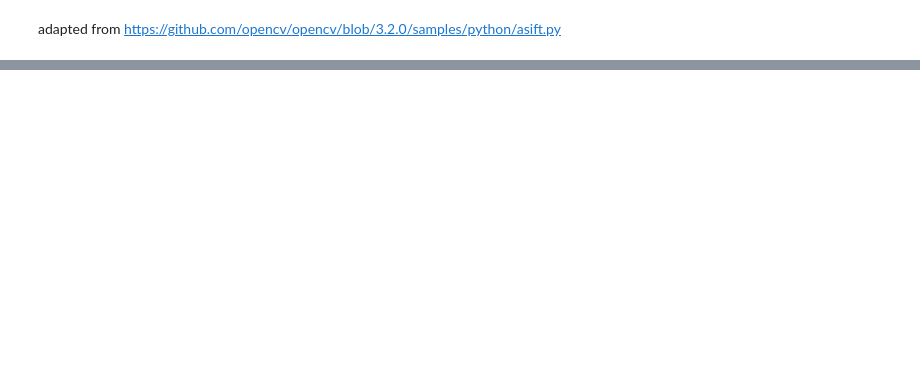
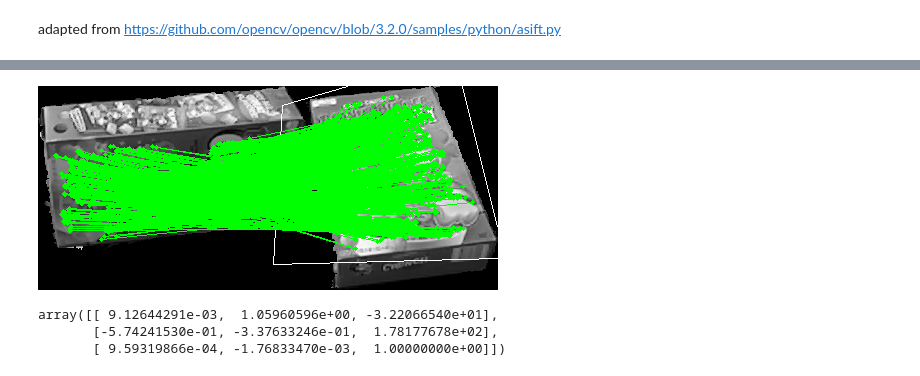
Before and after one commit to nikhil-ramakrishnan/computer-vision-hands-on, a Jupyter notebook: Problem/asift.ipynb, the cells around one changed output, grey strips where cells are left out. Saved outputs shown, nothing was run; the diff lists cells and outputs as text; code cells hidden in the pictures; blank space fills up the shorter version.

```diff
--- a/Problem/asift.ipynb
+++ b/Problem/asift.ipynb
@@ -35,0 +137,10 @@ img1,h1, kpoints, kp1,kp2  = find_asift(img1, img2)
+# %%
+cv2_imshow(imagesout_pose[0])
+# %% [output]
+[figure, added]
+# %%
+h_values_pose[0]
+# %% [output]
+array([[ 9.12644291e-03,  1.05960596e+00, -3.22066540e+01],
+       [-5.74241530e-01, -3.37633246e-01,  1.78177678e+02],
+       [ 9.59319866e-04, -1.76833470e-03,  1.00000000e+00]])
```
Also changed, not shown: parts of 15 cells of this notebook.
